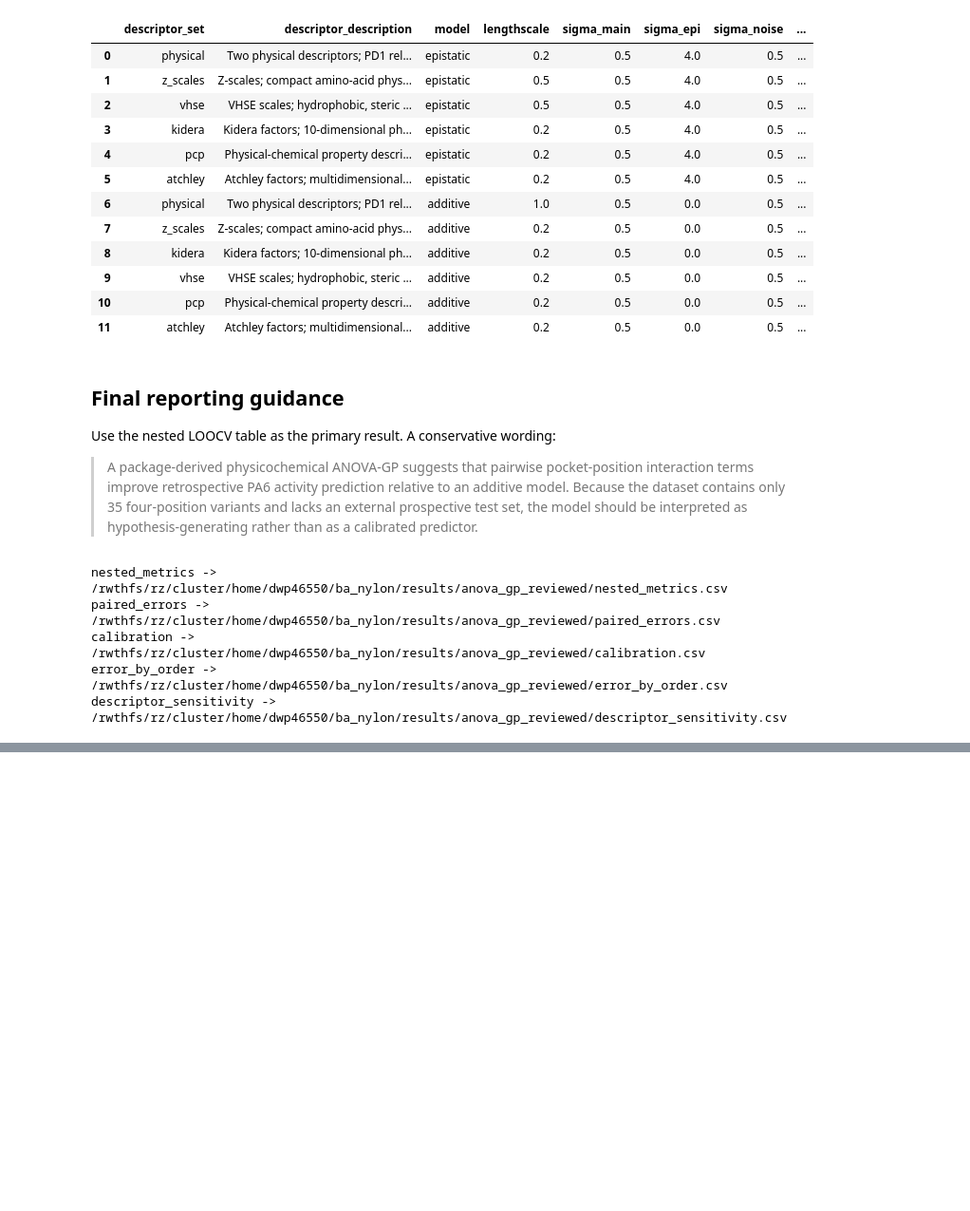
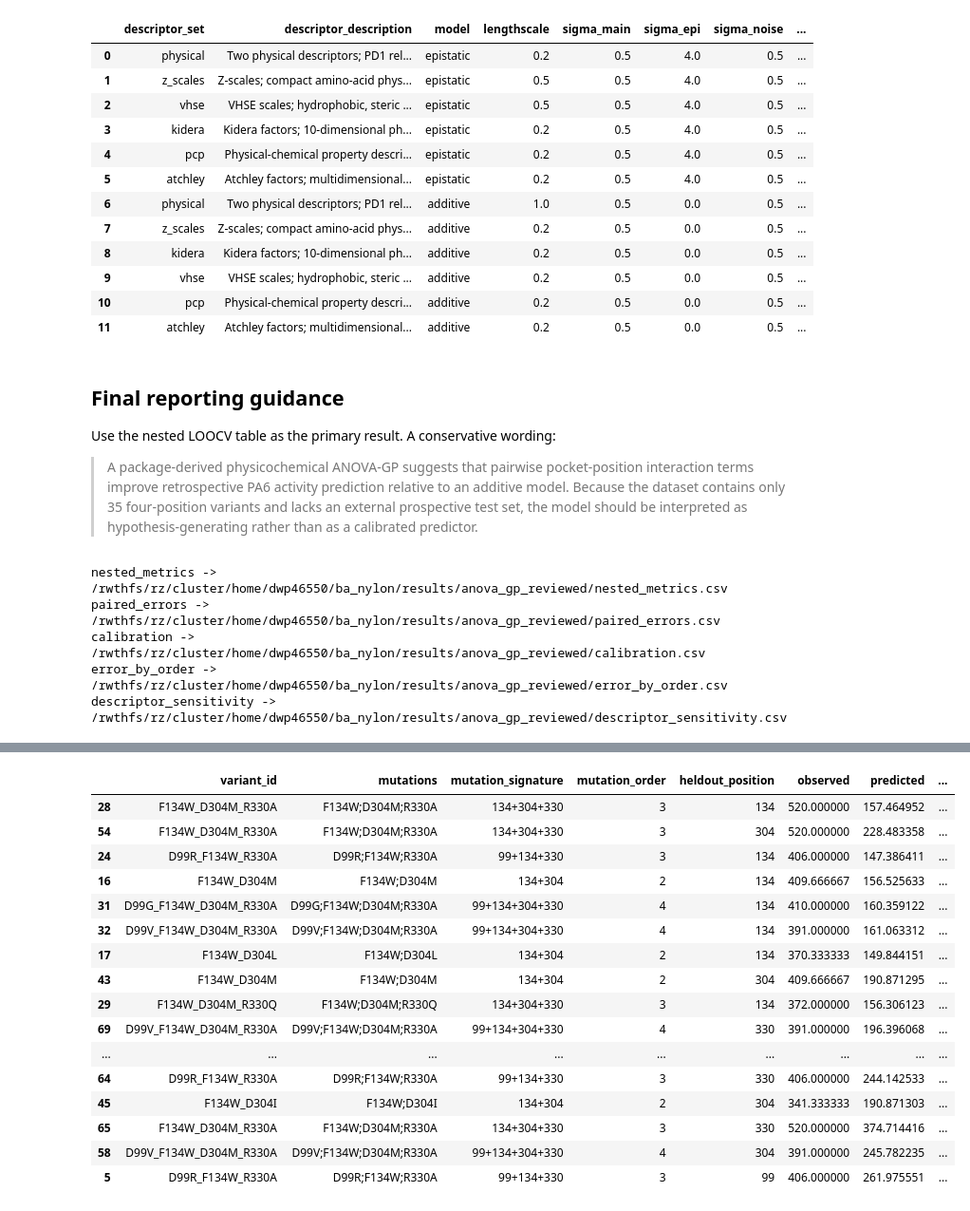
Before and after one commit to AJH305/nylon_md_features, a Jupyter notebook: Notebooks/03b_ANOVA_GP_review_updated.ipynb, the cells around one changed output, grey strips where cells are left out. Shown at 95% size. Drawn from its saved outputs; the diff is of its cells as text; code cells hidden in the pictures; blank space fills up the shorter version.

Commit message:
GP model improved

```diff
--- a/Notebooks/03b_ANOVA_GP_review_updated.ipynb
+++ b/Notebooks/03b_ANOVA_GP_review_updated.ipynb
@@ -989,0 +1201,73 @@ descriptor_sensitivity -> /rwthfs/rz/cluster/home/dwp46550/ba_nylon/results/anov
+# %%
+def strict_position_family_holdout(df_eval, joint_grid):
+    rows = []
+    selection_rows = []
+
+    for pos in POSITIONS:
+        is_test = df_eval["mutation_positions"].apply(lambda positions: pos in positions)
+        df_test = df_eval[is_test].copy()
+        df_train = df_eval[~is_test].copy()
+
+        if df_test.empty or len(df_train) < 5:
+            continue
+
+        best_setting, inner_grid = select_joint_descriptor_model_inner_loocv(df_train, joint_grid)
+        source = get_descriptor_source(best_setting["descriptor_set"])
+        pred = fit_and_predict_one_fold(
+            df_train,
+            df_test,
+            source=source,
+            lengthscale=best_setting["lengthscale"],
+            sigma_main=best_setting["sigma_main"],
+            sigma_epi=best_setting["sigma_epi"],
+            sigma_noise=best_setting["sigma_noise"],
+        )
+
+        tmp = df_test[["variant_id", "mutations", "mutation_signature", "mutation_order", "activity_pa6"]].copy()
+        tmp["heldout_position"] = pos
+        tmp["observed"] = tmp["activity_pa6"]
+        tmp["predicted"] = pred["mean"]
+        tmp["predicted_std_observed"] = pred["std_observed"]
+        tmp["abs_error"] = np.abs(tmp["observed"] - tmp["predicted"])
+        for key, value in best_setting.items():
+            tmp[f"selected_{key}"] = value
+        rows.append(tmp.drop(columns=["activity_pa6"]))
+
+        selection_rows.append({
+            "heldout_position": pos,
+            "n_train": len(df_train),
+            "n_test": len(df_test),
+            **{f"selected_{key}": value for key, value in best_setting.items()},
+            "inner_mae": float(inner_grid.iloc[0]["mae"]),
+        })
+
+        print(f"held out {pos}: {best_setting}")
+
+    result = pd.concat(rows, ignore_index=True) if rows else pd.DataFrame()
+    summary = (
+        result.groupby("heldout_position")
+        .agg(
+            n=("abs_error", "size"),
+            mae=("abs_error", "mean"),
+            rmse=("abs_error", lambda x: float(np.sqrt(np.mean(np.asarray(x) ** 2)))),
+            median_abs_error=("abs_error", "median"),
+        )
+        .reset_index()
+        if not result.empty else pd.DataFrame()
+    )
+    selections = pd.DataFrame(selection_rows)
+    return result, summary, selections
+
+
+strict_family_holdout_df, strict_family_holdout_summary, strict_family_holdout_selections = (
+    strict_position_family_holdout(df_core, joint_grid)
+)
+
+display(strict_family_holdout_summary)
+display(strict_family_holdout_selections)
+display(strict_family_holdout_df.sort_values("abs_error", ascending=False).head(20))
+
+strict_family_holdout_df.to_csv(OUTPUT_DIR / "strict_position_family_holdout_predictions.csv", index=False)
+strict_family_holdout_summary.to_csv(OUTPUT_DIR / "strict_position_family_holdout_summary.csv", index=False)
+strict_family_holdout_selections.to_csv(OUTPUT_DIR / "strict_position_family_holdout_selected_settings.csv", index=False)
+# %% [output]
@@ -989,0 +1288,17 @@ descriptor_sensitivity -> /rwthfs/rz/cluster/home/dwp46550/ba_nylon/results/anov
+|  | variant_id | mutations | mutation_signature | mutation_order | heldout_position | observed | predicted | ... |
+| 28 | F134W_D304M_R330A | F134W;D304M;R330A | 134+304+330 | 3 | 134 | 520.000000 | 157.464952 | ... |
+| 54 | F134W_D304M_R330A | F134W;D304M;R330A | 134+304+330 | 3 | 304 | 520.000000 | 228.483358 | ... |
+| 24 | D99R_F134W_R330A | D99R;F134W;R330A | 99+134+330 | 3 | 134 | 406.000000 | 147.386411 | ... |
+| 16 | F134W_D304M | F134W;D304M | 134+304 | 2 | 134 | 409.666667 | 156.525633 | ... |
+| 31 | D99G_F134W_D304M_R330A | D99G;F134W;D304M;R330A | 99+134+304+330 | 4 | 134 | 410.000000 | 160.359122 | ... |
+| 32 | D99V_F134W_D304M_R330A | D99V;F134W;D304M;R330A | 99+134+304+330 | 4 | 134 | 391.000000 | 161.063312 | ... |
+| 17 | F134W_D304L | F134W;D304L | 134+304 | 2 | 134 | 370.333333 | 149.844151 | ... |
+| 43 | F134W_D304M | F134W;D304M | 134+304 | 2 | 304 | 409.666667 | 190.871295 | ... |
+| 29 | F134W_D304M_R330Q | F134W;D304M;R330Q | 134+304+330 | 3 | 134 | 372.000000 | 156.306123 | ... |
+| 69 | D99V_F134W_D304M_R330A | D99V;F134W;D304M;R330A | 99+134+304+330 | 4 | 330 | 391.000000 | 196.396068 | ... |
+| ... | ... | ... | ... | ... | ... | ... | ... | ... |
+| 64 | D99R_F134W_R330A | D99R;F134W;R330A | 99+134+330 | 3 | 330 | 406.000000 | 244.142533 | ... |
+| 45 | F134W_D304I | F134W;D304I | 134+304 | 2 | 304 | 341.333333 | 190.871303 | ... |
+| 65 | F134W_D304M_R330A | F134W;D304M;R330A | 134+304+330 | 3 | 330 | 520.000000 | 374.714416 | ... |
+| 58 | D99V_F134W_D304M_R330A | D99V;F134W;D304M;R330A | 99+134+304+330 | 4 | 304 | 391.000000 | 245.782235 | ... |
+| 5 | D99R_F134W_R330A | D99R;F134W;R330A | 99+134+330 | 3 | 99 | 406.000000 | 261.975551 | ... |
```
Also changed, not shown: parts of 13 cells of this notebook, 25 other files.
